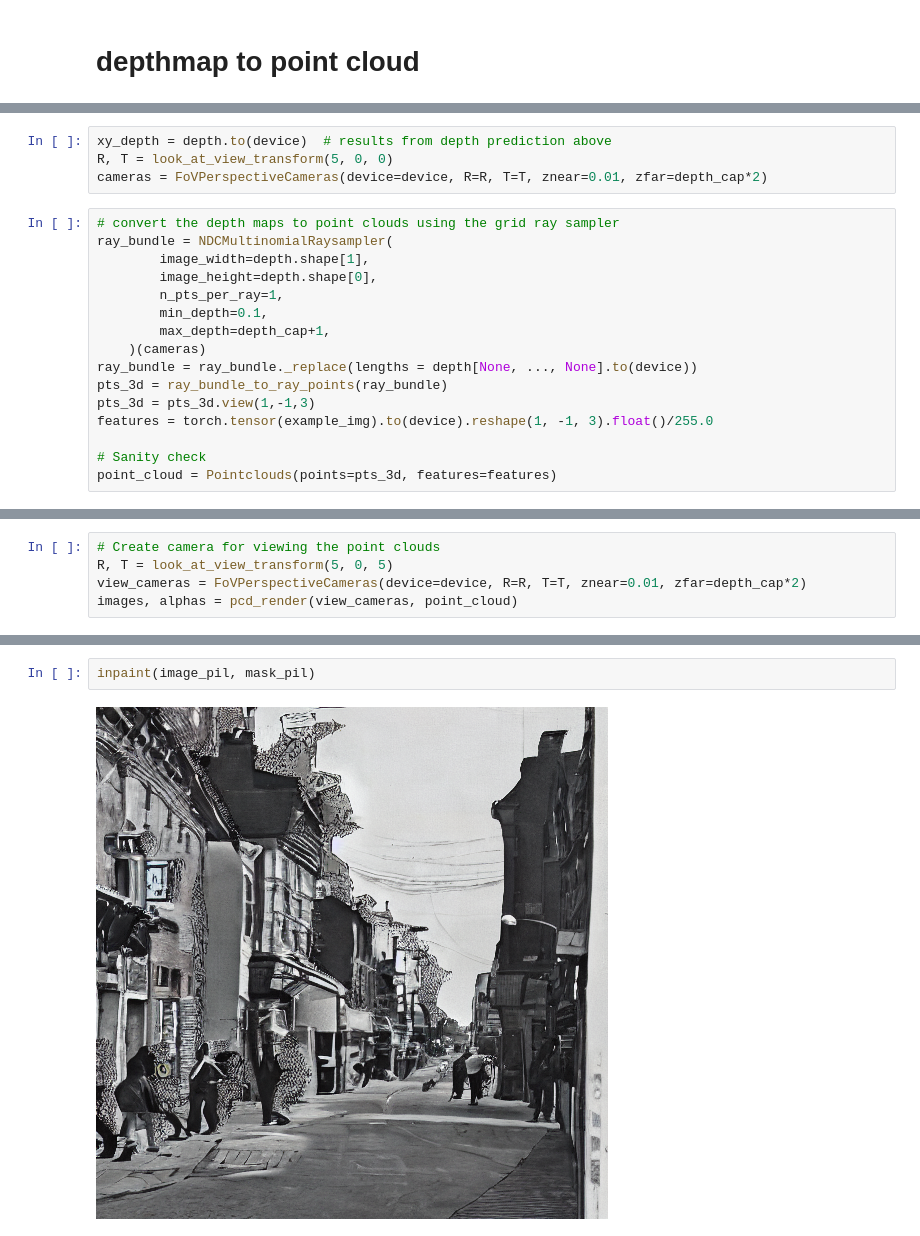
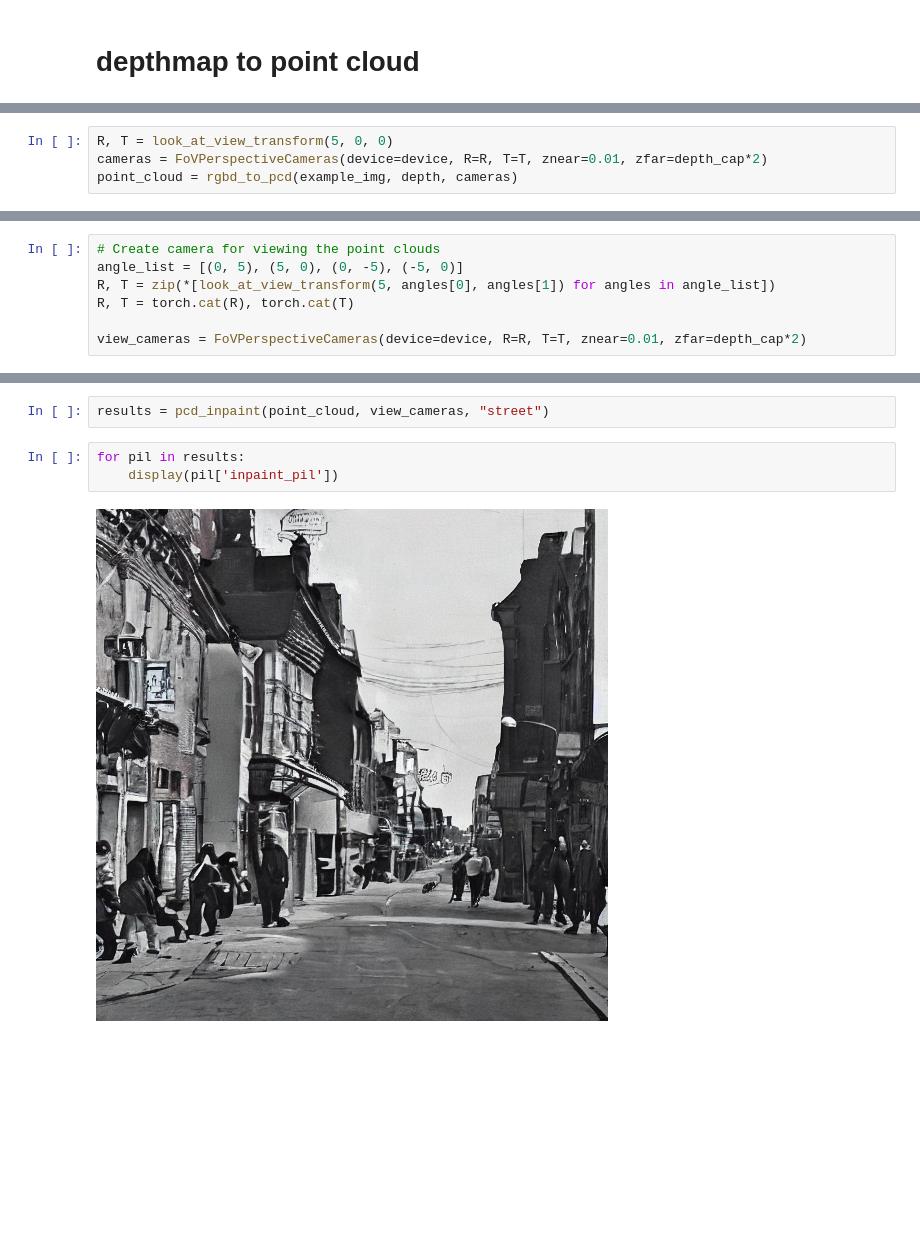
Before and after one commit to wukailu/latent-nerf, a Jupyter notebook: src/new_code.ipynb, the cells around one changed output, grey strips where cells are left out. Saved outputs shown, nothing was run; the diff lists cells and outputs as text; blank space fills up the shorter version.

```diff
--- a/src/new_code.ipynb
+++ b/src/new_code.ipynb
@@ -79,20 +175,4 @@ else:
 # %%
-xy_depth = depth.to(device)  # results from depth prediction above
 R, T = look_at_view_transform(5, 0, 0)
 cameras = FoVPerspectiveCameras(device=device, R=R, T=T, znear=0.01, zfar=depth_cap*2)
+point_cloud = rgbd_to_pcd(example_img, depth, cameras)
-# %%
-# convert the depth maps to point clouds using the grid ray sampler
-ray_bundle = NDCMultinomialRaysampler(
-        image_width=depth.shape[1],
-        image_height=depth.shape[0],
-        n_pts_per_ray=1,
-        min_depth=0.1,
-        max_depth=depth_cap+1,
-    )(cameras)
-ray_bundle = ray_bundle._replace(lengths = depth[None, ..., None].to(device))
-pts_3d = ray_bundle_to_ray_points(ray_bundle)
-pts_3d = pts_3d.view(1,-1,3)
-features = torch.tensor(example_img).to(device).reshape(1, -1, 3).float()/255.0
-
-# Sanity check
-point_cloud = Pointclouds(points=pts_3d, features=features)
@@ -131,5 +179,7 @@ def pcd_render(cameras, point_cloud):
 # %%
 # Create camera for viewing the point clouds
-R, T = look_at_view_transform(5, 0, 5)
+angle_list = [(0, 5), (5, 0), (0, -5), (-5, 0)]
+R, T = zip(*[look_at_view_transform(5, angles[0], angles[1]) for angles in angle_list])
+R, T = torch.cat(R), torch.cat(T)
+
 view_cameras = FoVPerspectiveCameras(device=device, R=R, T=T, znear=0.01, zfar=depth_cap*2)
-images, alphas = pcd_render(view_cameras, point_cloud)
@@ -186,4 +186,7 @@ inpaint(image_pil, bin_blur_pil)
-# %%
-inpaint(image_pil, mask_pil)
-# %% [output]
-[figure, removed]
+# %%
+results = pcd_inpaint(point_cloud, view_cameras, "street")
+# %%
+for pil in results:
+    display(pil['inpaint_pil'])
+# %% [output]
+[figure, added]
```
Also changed, not shown: parts of 19 cells of this notebook.
